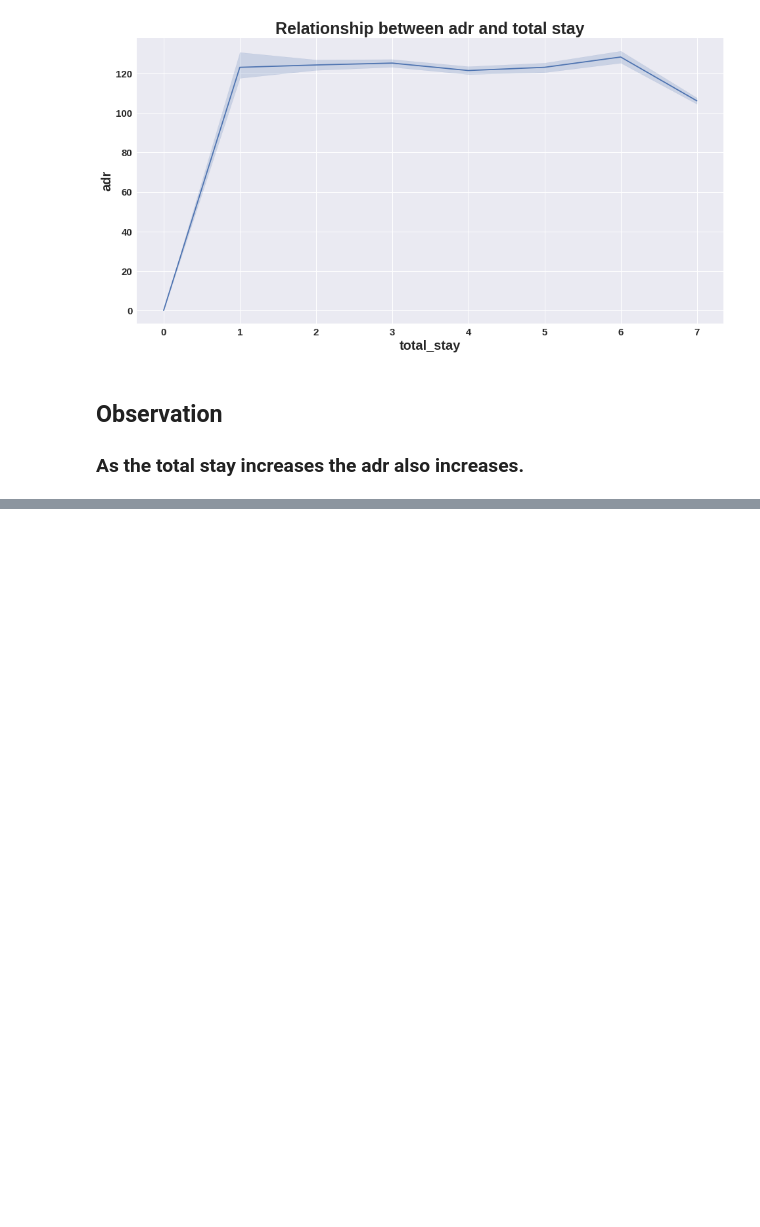
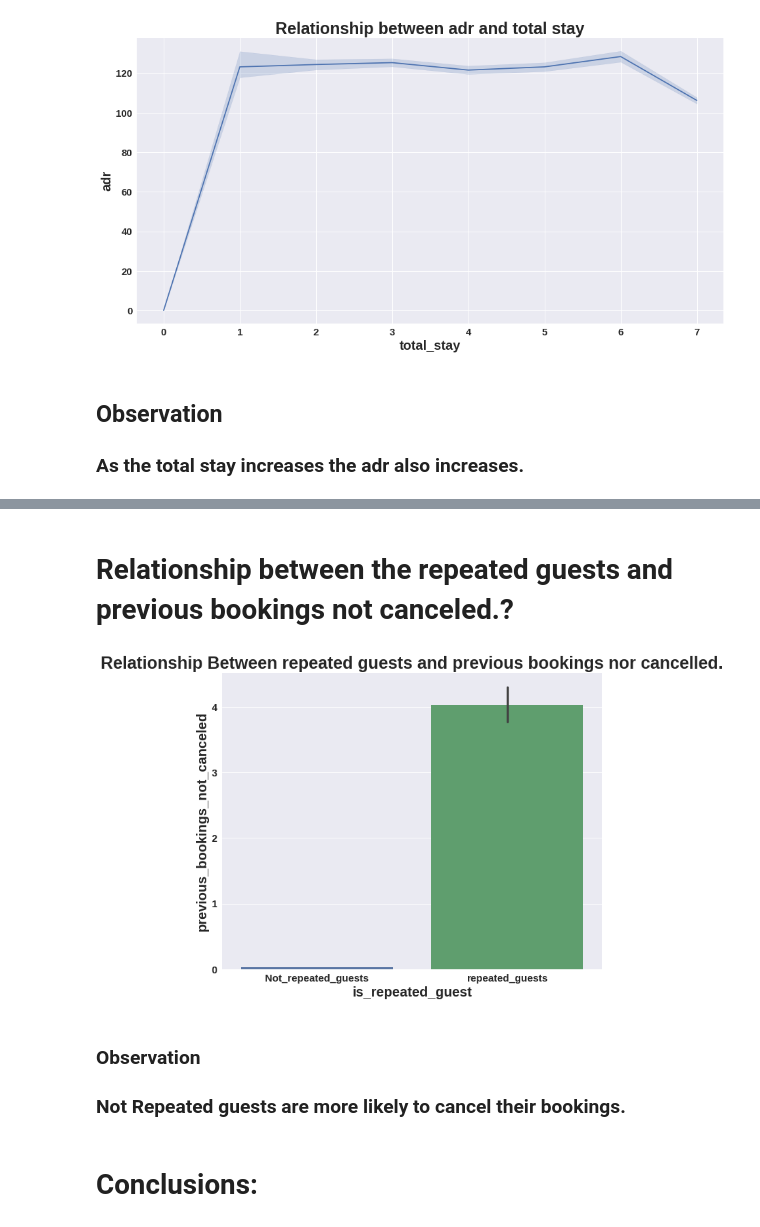
Before and after one commit to Harshalkumar96/EDA_Hotel_Booking_Analysis_-Capstone_Project-, a Jupyter notebook: Hotel_Booking_Analysis_Capstone_Project.ipynb, the cells around one changed output, grey strips where cells are left out. Saved outputs shown, nothing was run; the diff lists cells and outputs as text; code cells hidden in the pictures; blank space fills up the shorter version.

```diff
--- a/Hotel_Booking_Analysis_Capstone_Project.ipynb
+++ b/Hotel_Booking_Analysis_Capstone_Project.ipynb
@@ -724,0 +813,18 @@ Text(0.5, 1.0, 'Relationship between adr and total stay')
+# %% [markdown]
+# Relationship between the  repeated guests and previous bookings not canceled.?
+# %%
+repeated_guests_df=df2[df2['is_repeated_guest']==1]
+repeated_guests_df_1=df2[df2['is_repeated_guest']==0]
+
+plt.figure(figsize=(10,8))
+sns.barplot(x=df2['is_repeated_guest'],y= df2['previous_bookings_not_canceled'])
+plt.xticks([0,1],['Not_repeated_guests','repeated_guests'],fontsize=15)
+plt.title('Relationship Between repeated guests and previous bookings nor cancelled.')
+plt.show()
+# %% [output]
+[figure, added]
+# %% [markdown]
+### **Observation**
+### Not Repeated guests are more likely to cancel their bookings.
+# %% [markdown]
+# **Conclusions:**
```
Also changed, not shown: parts of 6 cells of this notebook.
